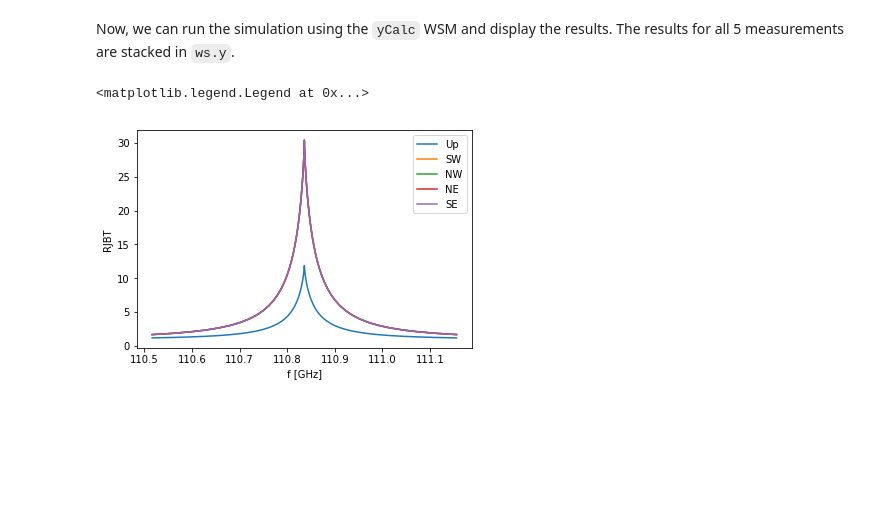
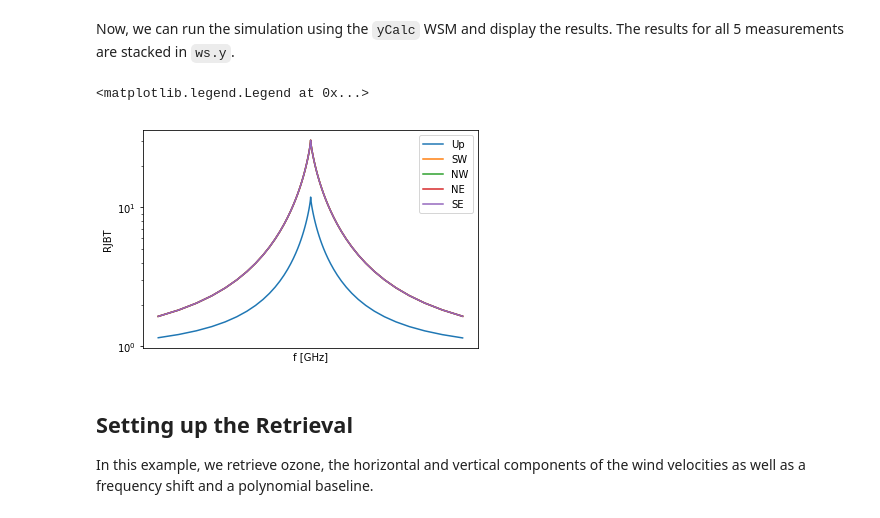
Before and after one commit to simonpf/typhon_examples, a Jupyter notebook: wind_3d.ipynb, the cells around one changed output. Drawn from its saved outputs; the diff is of its cells as text; code cells hidden in the pictures; blank space fills up the shorter version.

```diff
--- a/wind_3d.ipynb
+++ b/wind_3d.ipynb
@@ -76,3 +80,13 @@ ws.AtmFieldsCalcExpand1D()
+# %%
+u_wind = 60.0
+v_wind = -40.0
+ws.wind_u_field = u_wind * np.ones((ws.p_grid.value.size,
+                                    ws.lat_grid.value.size,
+                                    ws.lon_grid.value.size))
+ws.wind_v_field = v_wind * np.ones((ws.p_grid.value.size,
+                                    ws.lat_grid.value.size,
+                                    ws.lon_grid.value.size))
+ws.wind_w_field = np.zeros((0,0,0))
 # %% [markdown]
 ## Frequency Grid and Sensor
 
@@ -119,6 +133,7 @@ ws.sensor_pos = np.array([[2000.0, -21.1, 55.6]] * 5)
 
 Before we can calculate `y`, our setup needs to pass the following tests:
 # %%
+ws.abs_f_interp_order = 3
 ws.jacobianOff()
 ws.propmat_clearsky_agenda_checkedCalc()
 ws.sensor_checkedCalc()
@@ -132,15 +147,22 @@ Now, we can run the simulation using the `yCalc` WSM and display the results. Th
 # %%
 ws.yCalc()
 
 # Plot results
-y = np.asarray(ws.y)
+y = np.copy(ws.y)
 f = np.asarray(ws.f_grid)
 labels = ["Up", "SW", "NW", "NE", "SE"]
 for i,l in zip(range(0, y.size, y.size // 5), labels):
     plt.plot(f * 1e-9, y[i:i+f.size], label=l)
 plt.xlabel("f [GHz]")
+plt.xscale("log")
+plt.yscale("log")
+plt.ylabel("RJBT")
 plt.ylabel("RJBT")
 plt.legend()
 # %% [output]
 <matplotlib.legend.Legend at 0x...>
-[figure, old version]
+[figure, new version]
+# %% [markdown]
+## Setting up the Retrieval
+
+In this example, we retrieve ozone, the horizontal and vertical components of the wind velocities as well as a frequency shift and a polynomial baseline.
```
Also changed, not shown: parts of 3 cells of this notebook.
